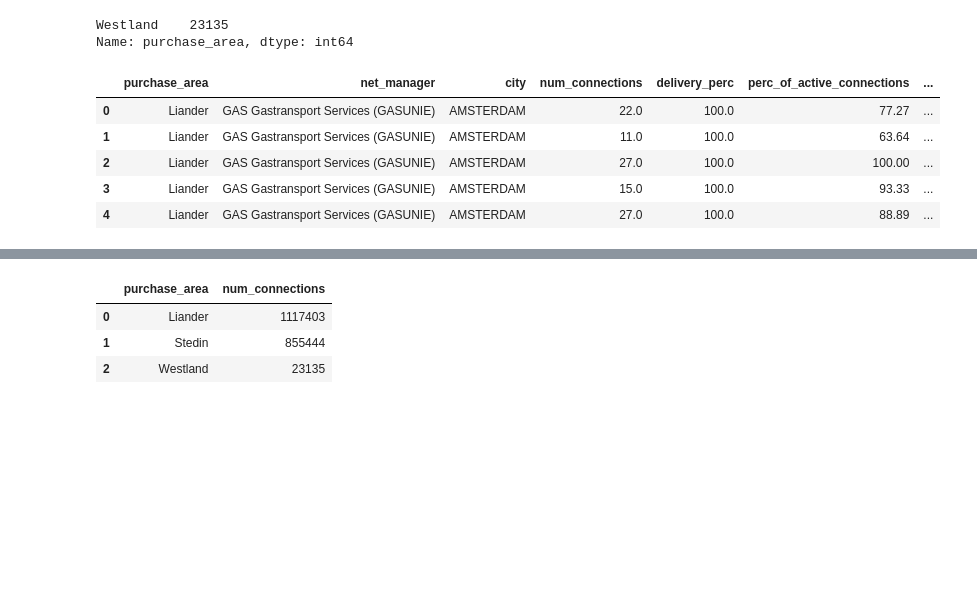
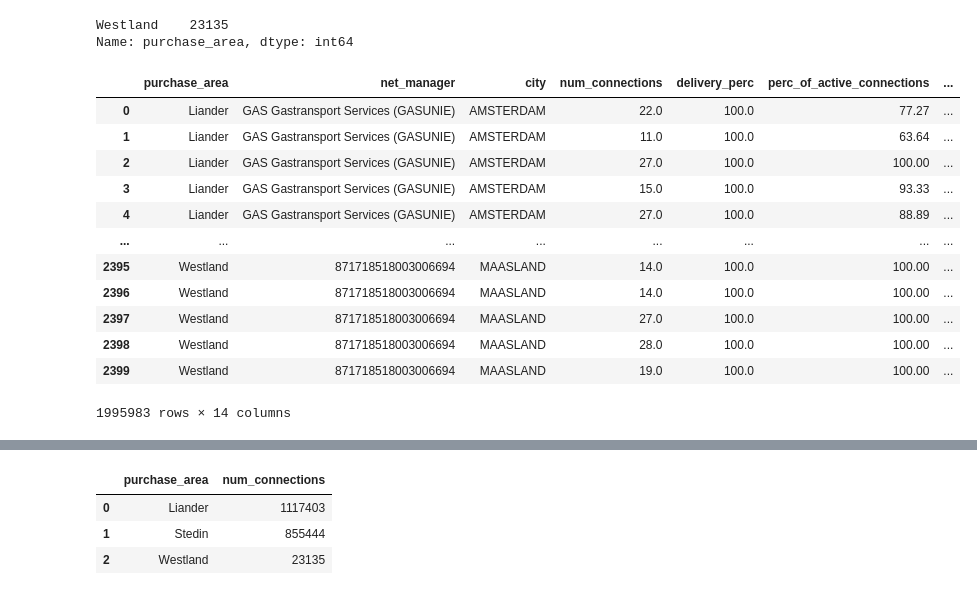
Before and after one commit to Regina117/Netherlands_energy, a Jupyter notebook: Netherlands_energy.ipynb, the cells around one changed output, grey strips where cells are left out. Drawn from its saved outputs; the diff is of its cells as text; code cells hidden in the pictures; blank space fills up the shorter version.

```diff
--- a/Netherlands_energy.ipynb
+++ b/Netherlands_energy.ipynb
@@ -300,25 +667,25 @@ df_LG['purchase_area'].value_counts()
 Liander    1117403
 Name: purchase_area, dtype: int64
 # %%
-df_SG_1 = pd.read_csv('C:/Users/Hastya/Desktop/Netology/Finish_diplom/Gas/stedin_gas_2011.csv', delimiter= ',')
+df_SG_1 = pd.read_csv('D:/Finish_diplom/Gas/stedin_gas_2011.csv', delimiter= ',')
 df_SG_1['year'] = '2011'
-df_SG_2 = pd.read_csv('C:/Users/Hastya/Desktop/Netology/Finish_diplom/Gas/stedin_gas_2012.csv', delimiter= ',')
+df_SG_2 = pd.read_csv('D:/Finish_diplom/Gas/stedin_gas_2012.csv', delimiter= ',')
 df_SG_2['year'] = '2012'
-df_SG_3 = pd.read_csv('C:/Users/Hastya/Desktop/Netology/Finish_diplom/Gas/stedin_gas_2013.csv', delimiter= ',')
+df_SG_3 = pd.read_csv('D:/Finish_diplom/Gas/stedin_gas_2013.csv', delimiter= ',')
 df_SG_3['year'] = '2013'
-df_SG_4 = pd.read_csv('C:/Users/Hastya/Desktop/Netology/Finish_diplom/Gas/stedin_gas_2014.csv', delimiter= ',')
+df_SG_4 = pd.read_csv('D:/Finish_diplom/Gas/stedin_gas_2014.csv', delimiter= ',')
 df_SG_4['year'] = '2014'
-df_SG_5 = pd.read_csv('C:/Users/Hastya/Desktop/Netology/Finish_diplom/Gas/stedin_gas_2015.csv', delimiter= ',')
+df_SG_5 = pd.read_csv('D:/Finish_diplom/Gas/stedin_gas_2015.csv', delimiter= ',')
 df_SG_5['year'] = '2015'
-df_SG_6 = pd.read_csv('C:/Users/Hastya/Desktop/Netology/Finish_diplom/Gas/stedin_gas_2016.csv', delimiter= ',')
+df_SG_6 = pd.read_csv('D:/Finish_diplom/Gas/stedin_gas_2016.csv', delimiter= ',')
 df_SG_6['year'] = '2016'
-df_SG_7 = pd.read_csv('C:/Users/Hastya/Desktop/Netology/Finish_diplom/Gas/stedin_gas_2017.csv', delimiter= ',')
+df_SG_7 = pd.read_csv('D:/Finish_diplom/Gas/stedin_gas_2017.csv', delimiter= ',')
 df_SG_7['year'] = '2017'
-df_SG_8 = pd.read_csv('C:/Users/Hastya/Desktop/Netology/Finish_diplom/Gas/stedin_gas_2018.csv', delimiter= ',')
+df_SG_8 = pd.read_csv('D:/Finish_diplom/Gas/stedin_gas_2018.csv', delimiter= ',')
 df_SG_8['year'] = '2018'
-df_SG_9 = pd.read_csv('C:/Users/Hastya/Desktop/Netology/Finish_diplom/Gas/stedin_gas_2019.csv', delimiter= ',')
+df_SG_9 = pd.read_csv('D:/Finish_diplom/Gas/stedin_gas_2019.csv', delimiter= ',')
 df_SG_9['year'] = '2019'
-df_SG_10 = pd.read_csv('C:/Users/Hastya/Desktop/Netology/Finish_diplom/Gas/stedin_gas_2020.csv', delimiter= ',')
+df_SG_10 = pd.read_csv('D:/Finish_diplom/Gas/stedin_gas_2020.csv', delimiter= ',')
 df_SG_10['year'] = '2020'
 #объединяем в одну таблицу
 df_SG=pd.concat([df_SG_1, df_SG_2, df_SG_3, df_SG_4, df_SG_5, df_SG_6, df_SG_7, df_SG_8, df_SG_9, df_SG_10])
@@ -351,25 +718,25 @@ df_SG['purchase_area'].value_counts()
 Stedin    855444
 Name: purchase_area, dtype: int64
 # %%
-df_WG_1 = pd.read_csv('C:/Users/Hastya/Desktop/Netology/Finish_diplom/Gas/westland-infra_gas_2011.csv', delimiter= ',')
+df_WG_1 = pd.read_csv('D:/Finish_diplom/Gas/westland-infra_gas_2011.csv', delimiter= ',')
 df_WG_1['year'] = '2011'
-df_WG_2 = pd.read_csv('C:/Users/Hastya/Desktop/Netology/Finish_diplom/Gas/westland-infra_gas_2012.csv', delimiter= ',')
+df_WG_2 = pd.read_csv('D:/Finish_diplom/Gas/westland-infra_gas_2012.csv', delimiter= ',')
 df_WG_2['year'] = '2012'
-df_WG_3 = pd.read_csv('C:/Users/Hastya/Desktop/Netology/Finish_diplom/Gas/westland-infra_gas_2013.csv', delimiter= ',')
+df_WG_3 = pd.read_csv('D:/Finish_diplom/Gas/westland-infra_gas_2013.csv', delimiter= ',')
 df_WG_3['year'] = '2013'
-df_WG_4 = pd.read_csv('C:/Users/Hastya/Desktop/Netology/Finish_diplom/Gas/westland-infra_gas_2014.csv', delimiter= ',')
+df_WG_4 = pd.read_csv('D:/Finish_diplom/Gas/westland-infra_gas_2014.csv', delimiter= ',')
 df_WG_4['year'] = '2014'
-df_WG_5 = pd.read_csv('C:/Users/Hastya/Desktop/Netology/Finish_diplom/Gas/westland-infra_gas_2015.csv', delimiter= ',')
+df_WG_5 = pd.read_csv('D:/Finish_diplom/Gas/westland-infra_gas_2015.csv', delimiter= ',')
 df_WG_5['year'] = '2015'
-df_WG_6 = pd.read_csv('C:/Users/Hastya/Desktop/Netology/Finish_diplom/Gas/westland-infra_gas_2016.csv', delimiter= ',')
+df_WG_6 = pd.read_csv('D:/Finish_diplom/Gas/westland-infra_gas_2016.csv', delimiter= ',')
 df_WG_6['year'] = '2016'
-df_WG_7 = pd.read_csv('C:/Users/Hastya/Desktop/Netology/Finish_diplom/Gas/westland-infra_gas_2017.csv', delimiter= ',')
+df_WG_7 = pd.read_csv('D:/Finish_diplom/Gas/westland-infra_gas_2017.csv', delimiter= ',')
 df_WG_7['year'] = '2017'
-df_WG_8 = pd.read_csv('C:/Users/Hastya/Desktop/Netology/Finish_diplom/Gas/westland-infra_gas_2018.csv', delimiter= ',')
+df_WG_8 = pd.read_csv('D:/Finish_diplom/Gas/westland-infra_gas_2018.csv', delimiter= ',')
 df_WG_8['year'] = '2018'
-df_WG_9 = pd.read_csv('C:/Users/Hastya/Desktop/Netology/Finish_diplom/Gas/westland-infra_gas_2019.csv', delimiter= ',')
+df_WG_9 = pd.read_csv('D:/Finish_diplom/Gas/westland-infra_gas_2019.csv', delimiter= ',')
 df_WG_9['year'] = '2019'
-df_WG_10 = pd.read_csv('C:/Users/Hastya/Desktop/Netology/Finish_diplom/Gas/westland-infra_gas_2020.csv', delimiter= ',')
+df_WG_10 = pd.read_csv('D:/Finish_diplom/Gas/westland-infra_gas_2020.csv', delimiter= ',')
 df_WG_10['year'] = '2020'
 #объединяем в одну таблицу
 df_WG=pd.concat([df_WG_1, df_WG_2, df_WG_3, df_WG_4, df_WG_5, df_WG_6, df_WG_7, df_WG_8, df_WG_9, df_WG_10])
@@ -388,11 +755,18 @@ Westland    23135
 Name: purchase_area, dtype: int64
 # %%
 df_gas = pd.concat([df_LG, df_SG, df_WG])
-df_gas.head()
+df_gas
 # %% [output]
 |  | purchase_area | net_manager | city | num_connections | delivery_perc | perc_of_active_connections | ... |
 | 0 | Liander | GAS Gastransport Services (GASUNIE) | AMSTERDAM | 22.0 | 100.0 | 77.27 | ... |
 | 1 | Liander | GAS Gastransport Services (GASUNIE) | AMSTERDAM | 11.0 | 100.0 | 63.64 | ... |
 | 2 | Liander | GAS Gastransport Services (GASUNIE) | AMSTERDAM | 27.0 | 100.0 | 100.00 | ... |
 | 3 | Liander | GAS Gastransport Services (GASUNIE) | AMSTERDAM | 15.0 | 100.0 | 93.33 | ... |
 | 4 | Liander | GAS Gastransport Services (GASUNIE) | AMSTERDAM | 27.0 | 100.0 | 88.89 | ... |
+| ... | ... | ... | ... | ... | ... | ... | ... |
+| 2395 | Westland | 871718518003006694 | MAASLAND | 14.0 | 100.0 | 100.00 | ... |
+| 2396 | Westland | 871718518003006694 | MAASLAND | 14.0 | 100.0 | 100.00 | ... |
+| 2397 | Westland | 871718518003006694 | MAASLAND | 27.0 | 100.0 | 100.00 | ... |
+| 2398 | Westland | 871718518003006694 | MAASLAND | 28.0 | 100.0 | 100.00 | ... |
+| 2399 | Westland | 871718518003006694 | MAASLAND | 19.0 | 100.0 | 100.00 | ... |
+1995983 rows × 14 columns
```
Also changed, not shown: parts of 61 cells of this notebook, 1 other file.
